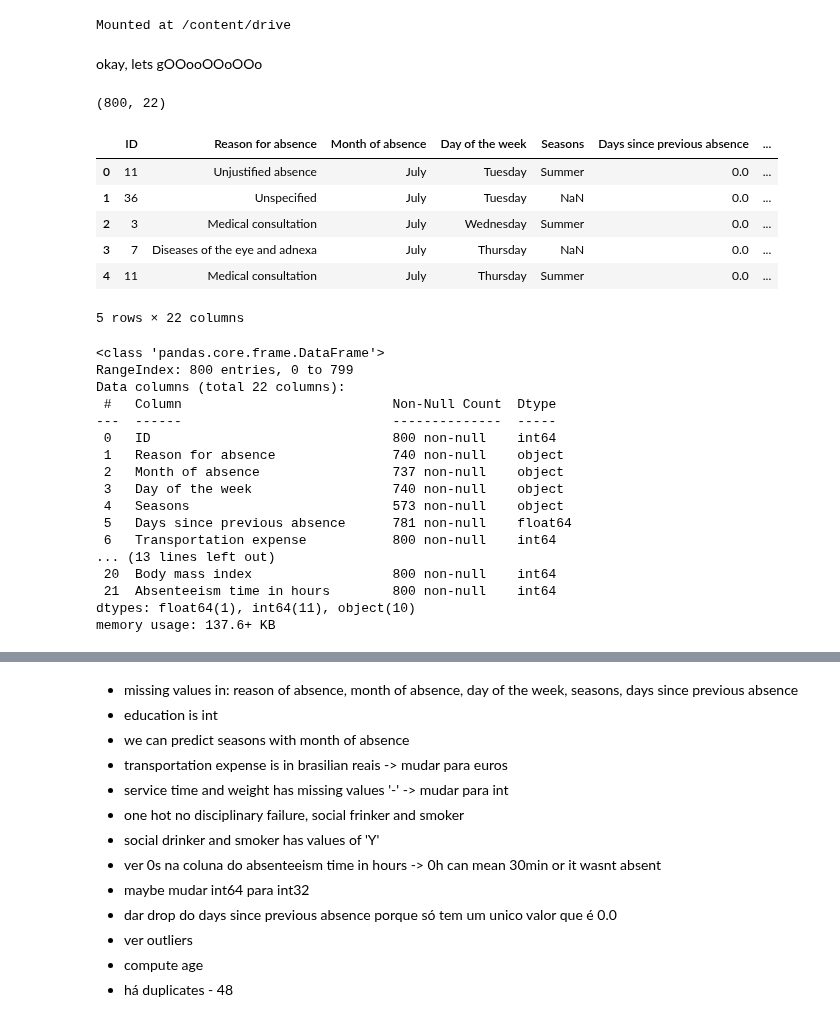
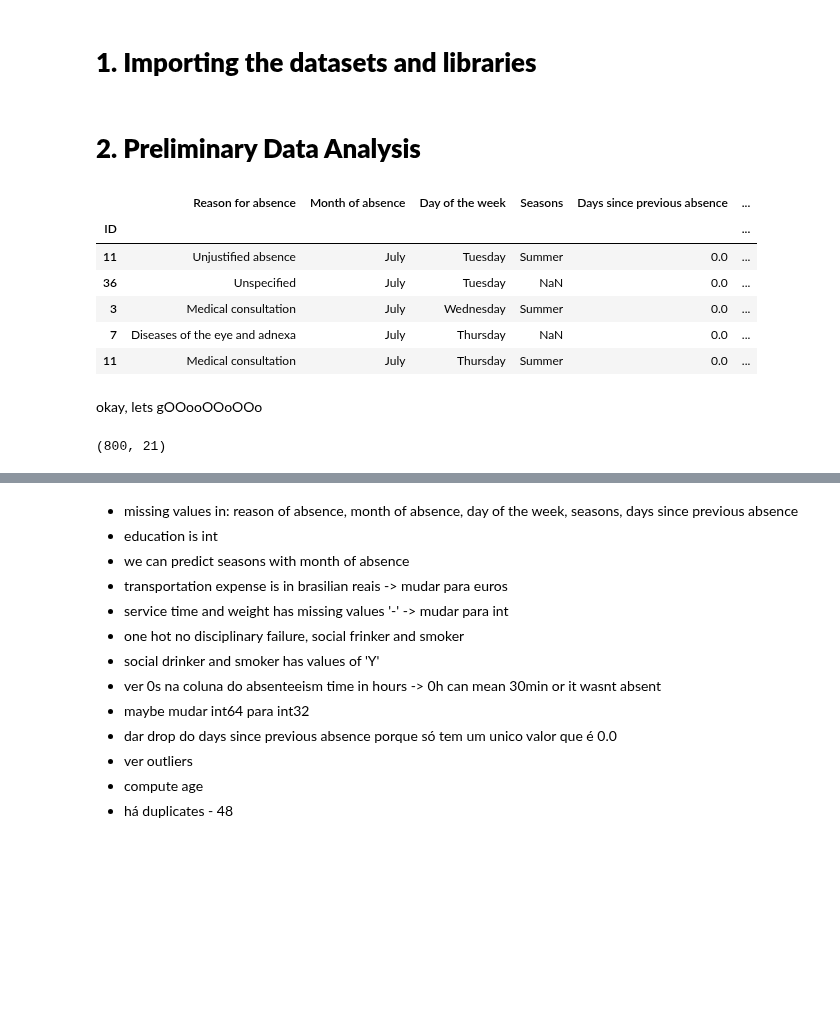
Before and after one commit to Pinky-Tie/reasons_for_absenteeism, a Jupyter notebook: eda/ma_inicial.ipynb, the cells around one changed output, grey strips where cells are left out. Drawn from its saved outputs; the diff is of its cells as text; code cells hidden in the pictures; blank space fills up the shorter version.

Commit message:
Mudanças na organização do notebook

```diff
--- a/eda/ma_inicial.ipynb
+++ b/eda/ma_inicial.ipynb
@@ -6,6 +9,19 @@ import pandas as pd
+# %% [markdown]
+<a id="1"></a>
+
+# **1. Importing the datasets and libraries <font>**
+# %%
+#imports
+import pandas as pd
+import numpy as np
+from datetime import datetime
+import matplotlib.pyplot as plt
+import seaborn as sns
+import plotly.express as px
+from pylab import rcParams
+pd.set_option("display.max_columns", None)
 # %%
-from google.colab import drive
-drive.mount('/content/drive', force_remount=True)
-path = '/content/drive/MyDrive/Colab Notebooks/DM1/projeto/data/'
+#from google.colab import drive
+# drive.mount('/content/drive', force_remount=True)
+# path = '/content/drive/MyDrive/Colab Notebooks/DM1/projeto/data/'
+path2 = '/Users/franciscogomes/Desktop/Faculdade/Master/Data Mining/Project/reasons_for_absenteeism/data/'
-# %% [output]
-Mounted at /content/drive
@@ -14,36 +28,23 @@ data = pd.read_csv(path + 'absenteeism_data.csv',delimiter=';')
+# %% [markdown]
+<a id="1"></a>
+
+# **2. Preliminary Data Analysis<font>**
+# %%
+pd.set_option("display.max_columns", None)
+abs = pd.read_csv(path2 + 'absenteeism_data.csv',delimiter=';')
+abs = abs.set_index("ID")
+abs.head()
+# %% [output]
+|  | Reason for absence | Month of absence | Day of the week | Seasons | Days since previous absence | ... |
+| ID |  |  |  |  |  | ... |
+| 11 | Unjustified absence | July | Tuesday | Summer | 0.0 | ... |
+| 36 | Unspecified | July | Tuesday | NaN | 0.0 | ... |
+| 3 | Medical consultation | July | Wednesday | Summer | 0.0 | ... |
+| 7 | Diseases of the eye and adnexa | July | Thursday | NaN | 0.0 | ... |
+| 11 | Medical consultation | July | Thursday | Summer | 0.0 | ... |
 # %% [markdown]
 okay, lets gOOooOOoOOo
-# %%
-data.shape
-# %% [output]
-(800, 22)
-# %%
-data.head()
-# %% [output]
-|  | ID | Reason for absence | Month of absence | Day of the week | Seasons | Days since previous absence | ... |
-| 0 | 11 | Unjustified absence | July | Tuesday | Summer | 0.0 | ... |
-| 1 | 36 | Unspecified | July | Tuesday | NaN | 0.0 | ... |
-| 2 | 3 | Medical consultation | July | Wednesday | Summer | 0.0 | ... |
-| 3 | 7 | Diseases of the eye and adnexa | July | Thursday | NaN | 0.0 | ... |
-| 4 | 11 | Medical consultation | July | Thursday | Summer | 0.0 | ... |
-5 rows × 22 columns
-# %%
-data.info()
-# %% [output]
-<class 'pandas.core.frame.DataFrame'>
-RangeIndex: 800 entries, 0 to 799
-Data columns (total 22 columns):
- #   Column                           Non-Null Count  Dtype
----  ------                           --------------  -----
- 0   ID                               800 non-null    int64
- 1   Reason for absence               740 non-null    object
- 2   Month of absence                 737 non-null    object
- 3   Day of the week                  740 non-null    object
- 4   Seasons                          573 non-null    object
- 5   Days since previous absence      781 non-null    float64
- 6   Transportation expense           800 non-null    int64
-... (13 lines left out)
- 20  Body mass index                  800 non-null    int64
- 21  Absenteeism time in hours        800 non-null    int64
-dtypes: float64(1), int64(11), object(10)
-memory usage: 137.6+ KB
+# %%
+display(abs.shape)
+# %% [output]
+(800, 21)
```
Also changed, not shown: parts of 13 cells of this notebook.
